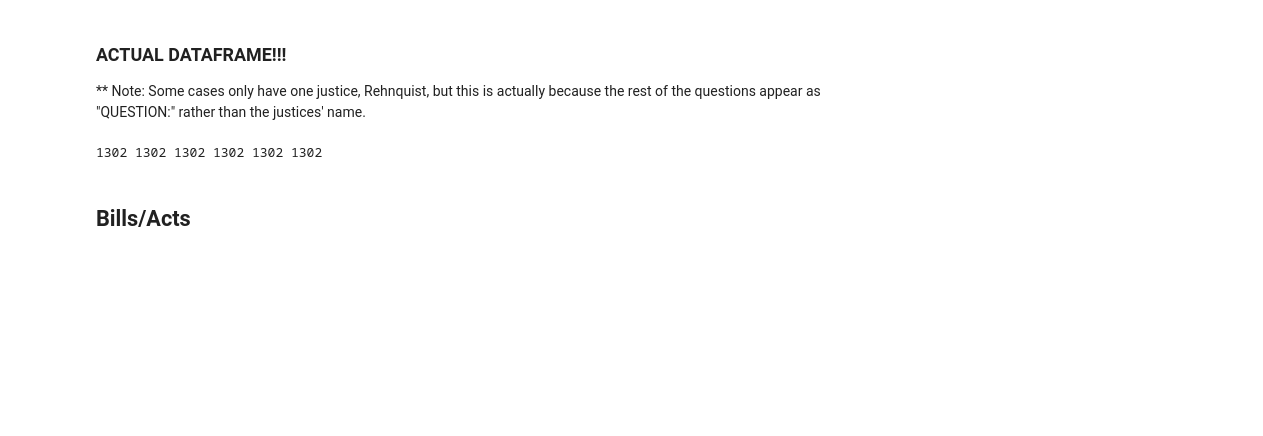
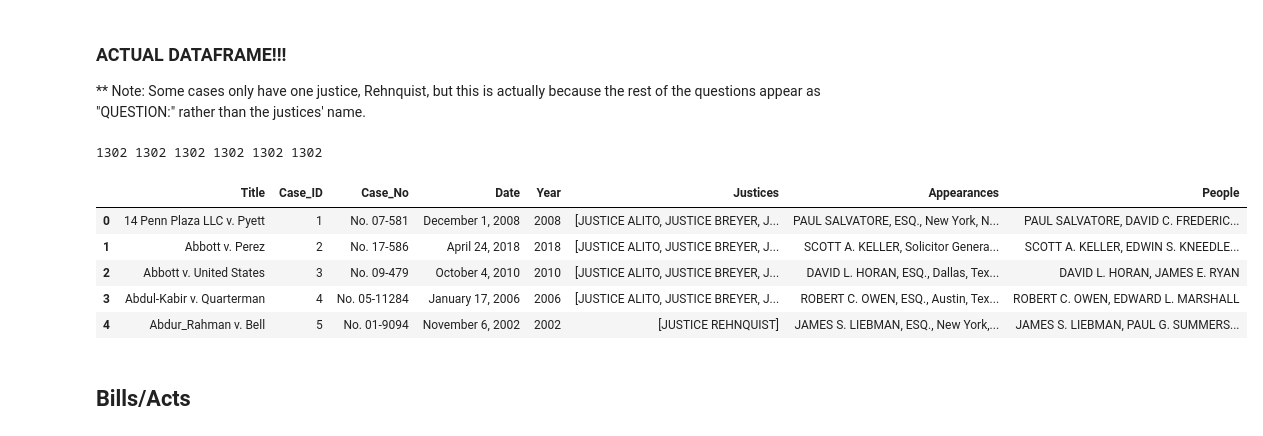
Before and after one commit to pratibha99/supreme-court-transcripts, a Jupyter notebook: DatabaseDesign1.ipynb, the cells around one changed output. Saved outputs shown, nothing was run; the diff lists cells and outputs as text; code cells hidden in the pictures; blank space fills up the shorter version.

```diff
--- a/DatabaseDesign1.ipynb
+++ b/DatabaseDesign1.ipynb
@@ -460,3 +435,12 @@ data = pd.DataFrame({'Title':title,'Case No': cases,'Date':dates,'Year':years,'J
+# %%
+data.head()
+# %% [output]
+|  | Title | Case_ID | Case_No | Date | Year | Justices | Appearances | People |
+| 0 | 14 Penn Plaza LLC v. Pyett | 1 | No. 07-581 | December 1, 2008 | 2008 | [JUSTICE ALITO, JUSTICE BREYER, J... | PAUL SALVATORE, ESQ., New York, N... | PAUL SALVATORE, DAVID C. FREDERIC... |
+| 1 | Abbott v. Perez | 2 | No. 17-586 | April 24, 2018 | 2018 | [JUSTICE ALITO, JUSTICE BREYER, J... | SCOTT A. KELLER, Solicitor Genera... | SCOTT A. KELLER, EDWIN S. KNEEDLE... |
+| 2 | Abbott v. United States | 3 | No. 09-479 | October 4, 2010 | 2010 | [JUSTICE ALITO, JUSTICE BREYER, J... | DAVID L. HORAN, ESQ., Dallas, Tex... | DAVID L. HORAN, JAMES E. RYAN |
+| 3 | Abdul-Kabir v. Quarterman | 4 | No. 05-11284 | January 17, 2006 | 2006 | [JUSTICE ALITO, JUSTICE BREYER, J... | ROBERT C. OWEN, ESQ., Austin, Tex... | ROBERT C. OWEN, EDWARD L. MARSHALL |
+| 4 | Abdur_Rahman v. Bell | 5 | No. 01-9094 | November 6, 2002 | 2002 | [JUSTICE REHNQUIST] | JAMES S. LIEBMAN, ESQ., New York,... | JAMES S. LIEBMAN, PAUL G. SUMMERS... |
 # %%
 data.to_csv(r"C:\Users\Avena Cheng\Desktop\Liberating Archives\data.csv")
 # %% [markdown]
```
Also changed, not shown: parts of 19 cells of this notebook, 1 other file.
